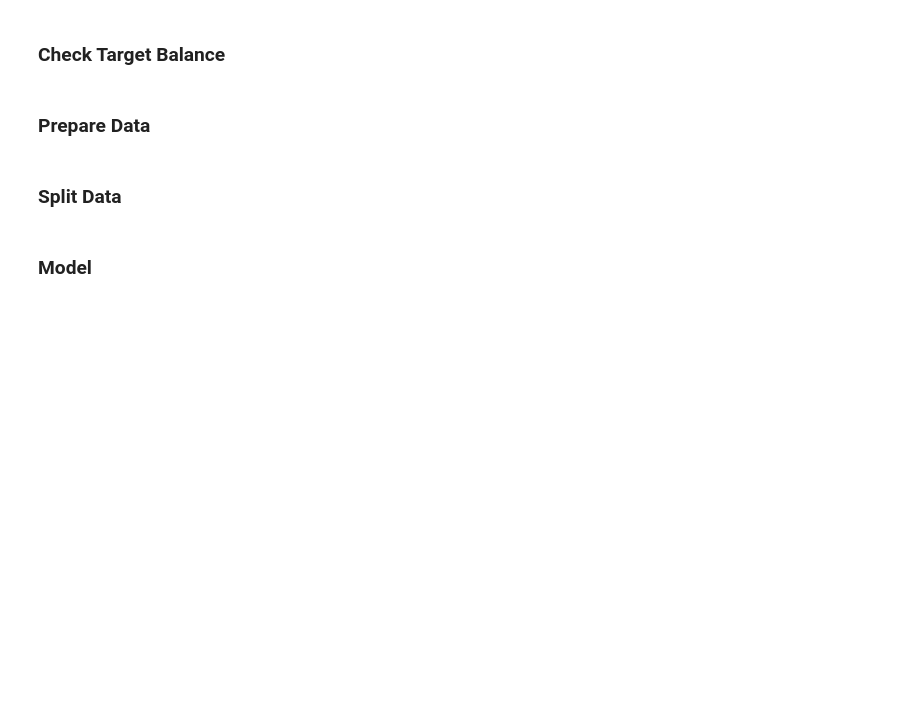
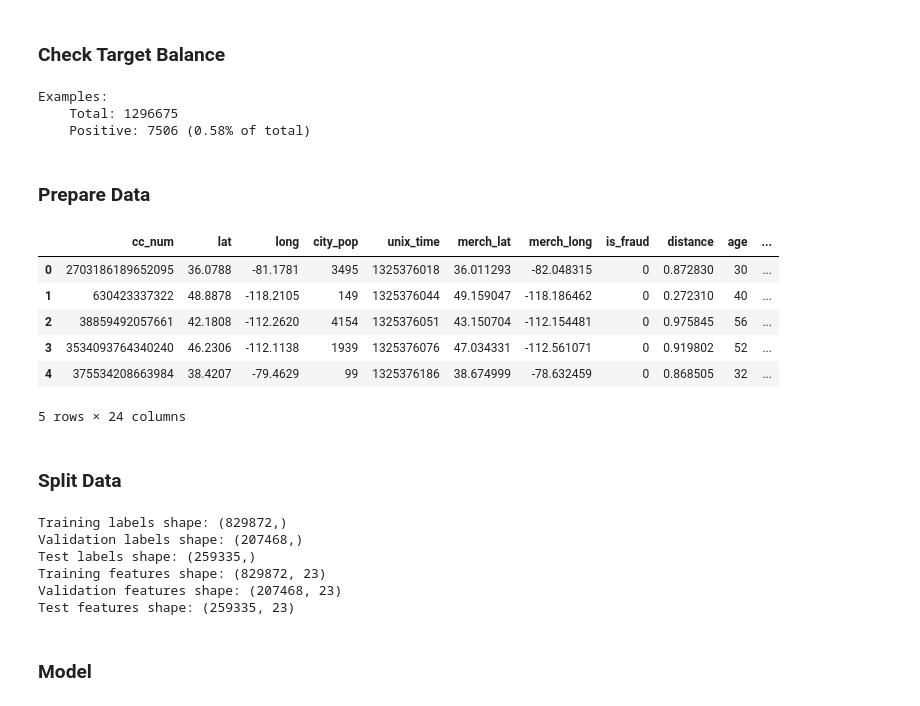
Before and after one commit to ASykes4/ItML_Asn_4_Students, a Jupyter notebook: asn4_start_point.ipynb, the cells around one changed output. Cells and saved outputs as stored; diff of their text form; code cells hidden in the pictures; blank space fills up the shorter version.

```diff
--- a/asn4_start_point.ipynb
+++ b/asn4_start_point.ipynb
@@ -137,8 +152,71 @@ df
 # %% [markdown]
 ### Check Target Balance
+# %%
+neg, pos = np.bincount(df['is_fraud'])
+total = neg + pos
+print('Examples:\n    Total: {}\n    Positive: {} ({:.2f}% of total)\n'.format(
+    total, pos, 100 * pos / total))
+# %% [output]
+Examples:
+    Total: 1296675
+    Positive: 7506 (0.58% of total)
 # %% [markdown]
 ### Prepare Data
+# %%
+df.pop('trans_date_trans_time')
+df.pop('merchant')
+df.pop('first')
+df.pop('last')
+df.pop('gender')
+df.pop('street')
+df.pop('city')
+df.pop('state')
+df.pop('zip')
+df.pop('job')
+df.pop('dob')
+df.pop('trans_num')
+eps = 0.001 # 0 => 0.1¢
+df['Log Amount'] = np.log(df.pop('amt')+eps)
+df = pd.get_dummies(df,drop_first=True)
+df.head()
+# %% [output]
+|  | cc_num | lat | long | city_pop | unix_time | merch_lat | merch_long | is_fraud | distance | age | ... |
+| 0 | 2703186189652095 | 36.0788 | -81.1781 | 3495 | 1325376018 | 36.011293 | -82.048315 | 0 | 0.872830 | 30 | ... |
+| 1 | 630423337322 | 48.8878 | -118.2105 | 149 | 1325376044 | 49.159047 | -118.186462 | 0 | 0.272310 | 40 | ... |
+| 2 | 38859492057661 | 42.1808 | -112.2620 | 4154 | 1325376051 | 43.150704 | -112.154481 | 0 | 0.975845 | 56 | ... |
+| 3 | 3534093764340240 | 46.2306 | -112.1138 | 1939 | 1325376076 | 47.034331 | -112.561071 | 0 | 0.919802 | 52 | ... |
+| 4 | 375534208663984 | 38.4207 | -79.4629 | 99 | 1325376186 | 38.674999 | -78.632459 | 0 | 0.868505 | 32 | ... |
+5 rows × 24 columns
 # %% [markdown]
 ### Split Data
+# %%
+# Use a utility from sklearn to split and shuffle your dataset.
+train_df, test_df = train_test_split(df, test_size=0.2)
+train_df, val_df = train_test_split(train_df, test_size=0.2)
+
+# Form np arrays of labels and features.
+train_labels = np.array(train_df.pop('is_fraud'))
+bool_train_labels = train_labels != 0
+val_labels = np.array(val_df.pop('is_fraud'))
+test_labels = np.array(test_df.pop('is_fraud'))
+
+train_features = np.array(train_df)
+val_features = np.array(val_df)
+test_features = np.array(test_df)
+
+print('Training labels shape:', train_labels.shape)
+print('Validation labels shape:', val_labels.shape)
+print('Test labels shape:', test_labels.shape)
+
+print('Training features shape:', train_features.shape)
+print('Validation features shape:', val_features.shape)
+print('Test features shape:', test_features.shape)
+# %% [output]
+Training labels shape: (829872,)
+Validation labels shape: (207468,)
+Test labels shape: (259335,)
+Training features shape: (829872, 23)
+Validation features shape: (207468, 23)
+Test features shape: (259335, 23)
 # %% [markdown]
 ### Model
```
Also changed, not shown: parts of 14 cells of this notebook.
